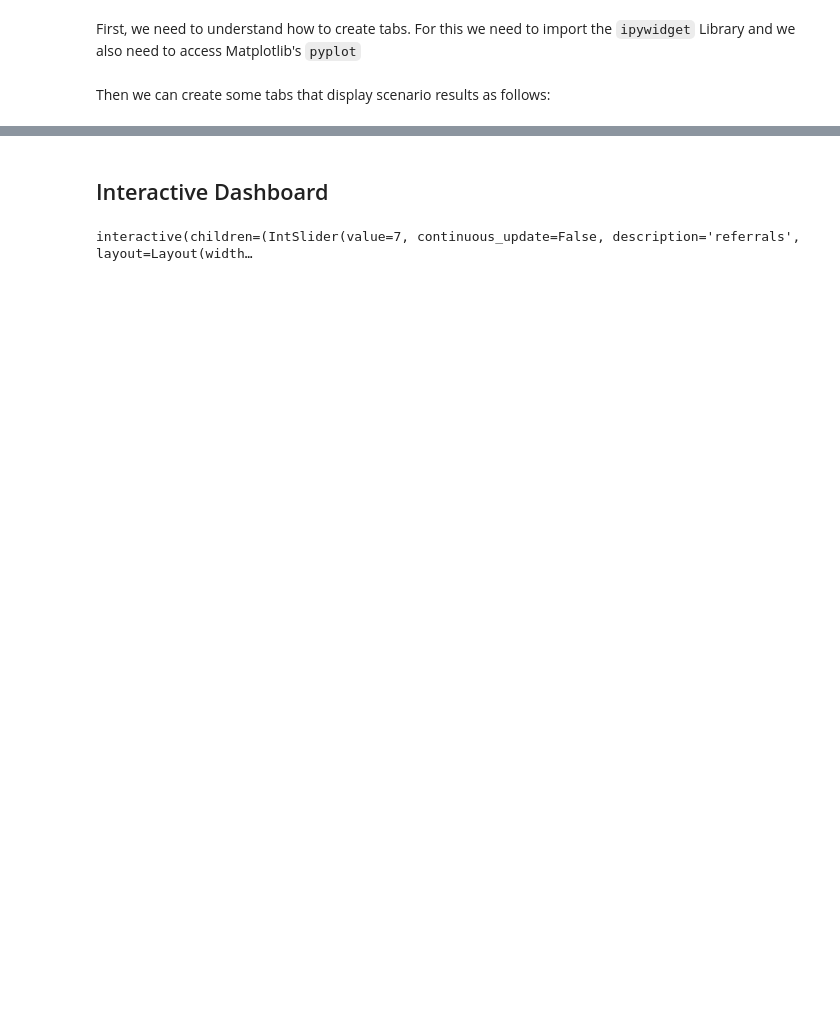
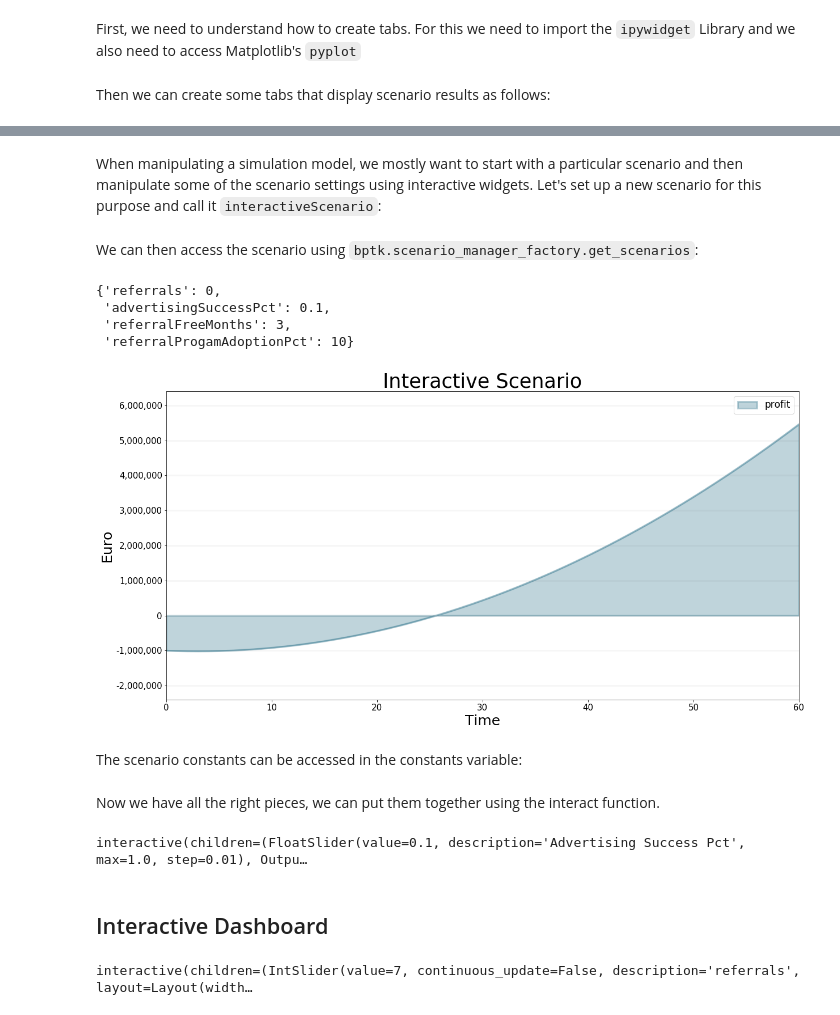
Before and after one commit to transentis/bptk_py_tutorial, a Jupyter notebook: developing_sophisticated_interfaces.ipynb, the cells around one changed output, grey strips where cells are left out. Cells and saved outputs as stored; diff of their text form; code cells hidden in the pictures; blank space fills up the shorter version.

Commit message:
Interactive plot is now working

```diff
--- a/developing_sophisticated_interfaces.ipynb
+++ b/developing_sophisticated_interfaces.ipynb
@@ -145,3 +167,75 @@ That was easy - now let's add some sliders to manipulate the following scenario
+# %% [markdown]
+When manipulating a simulation model, we mostly want to start with a particular scenario and then manipulate some of the scenario settings using interactive widgets. Let's set up a new scenario for this purpose and call it `interactiveScenario`:
+# %%
+bptk.add_scenario(dictionary={
+                      "smCustomerAcquisition":
+                      {
+                          "source":"simulation_models/customer_acquisition.stmx",
+                          "model":"simulation_models/customer_acquisition",
+                          "interactiveScenario":{
+                              "constants":{
+                                 "referrals":0,
+                                  "advertisingSuccessPct":0.1,
+                                  "referralFreeMonths":3,
+                                  "referralProgamAdoptionPct":10
+                                }
+                          }
+                    }
+                    }
+)
+# %% [markdown]
+We can then access the scenario using `bptk.scenario_manager_factory.get_scenarios`:
+# %%
+scenarios= bptk.scenario_manager_factory.get_scenarios(["smCustomerAcquisition"],
+                                                                          ["interactiveScenario"])
+scenarios["interactiveScenario"].constants
+# %% [output]
+{'referrals': 0,
+ 'advertisingSuccessPct': 0.1,
+ 'referralFreeMonths': 3,
+ 'referralProgamAdoptionPct': 10}
+# %%
+bptk.plot_scenarios(scenario_managers=["smCustomerAcquisition"],
+        scenarios=["interactiveScenario"],
+        equations=['profit'],
+        title="Interactive Scenario",
+        freq="M",
+        x_label="Time",
+        y_label="Euro"
+        )
+# %% [output]
+[figure, added]
+# %% [markdown]
+The scenario constants can be accessed in the constants variable:
+# %% [markdown]
+Now we have all the right pieces, we can put them together using the interact function.
+# %%
+from ipywidgets import interact
+import ipywidgets as widgets
+@interact(advertising_success_pct=widgets.FloatSlider(
+    value=0.1,
+    min=0,
+    max=1,
+    step=0.01,
+    description='Advertising Success Pct'
+))
+def f(advertising_success_pct):
+    scenario= bptk.scenario_manager_factory.get_scenarios(["smCustomerAcquisition"],
+                                                                          ["interactiveScenario"])["interactiveScenario"]
+
+    scenario.constants["advertisingSuccessPct"]=advertising_success_pct
+    bptk.reset_simulation_model(scenario_manager="smCustomerAcquisition",
+                                                             scenario="interactiveScenario")
+    bptk.plot_scenarios(scenario_managers=["smCustomerAcquisition"],
+        scenarios=["interactiveScenario"],
+        equations=['profit'],
+        title="Interactive Scenario",
+        freq="M",
+        x_label="Time",
+        y_label="Euro"
+        )
+# %% [output]
+interactive(children=(FloatSlider(value=0.1, description='Advertising Success Pct', max=1.0, step=0.01), Outpu…
 # %% [markdown]
 ## Interactive Dashboard
 # %%
```
Also changed, not shown: parts of 17 cells of this notebook, 2 other files.
